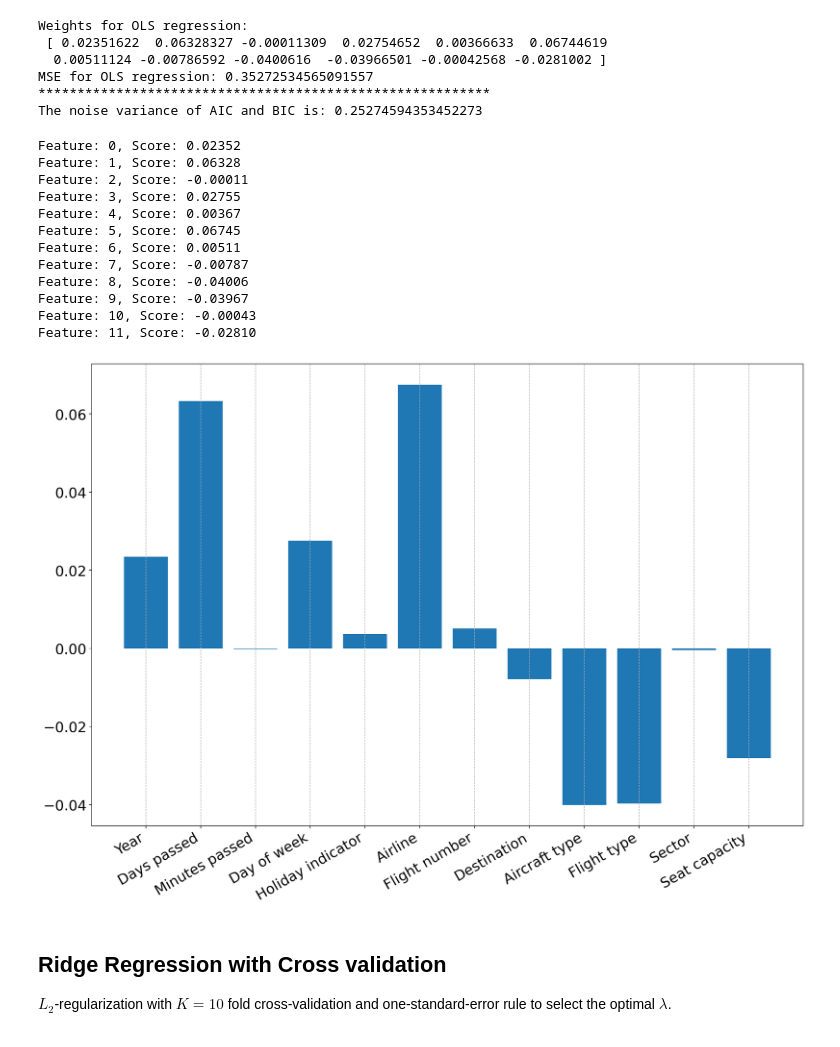
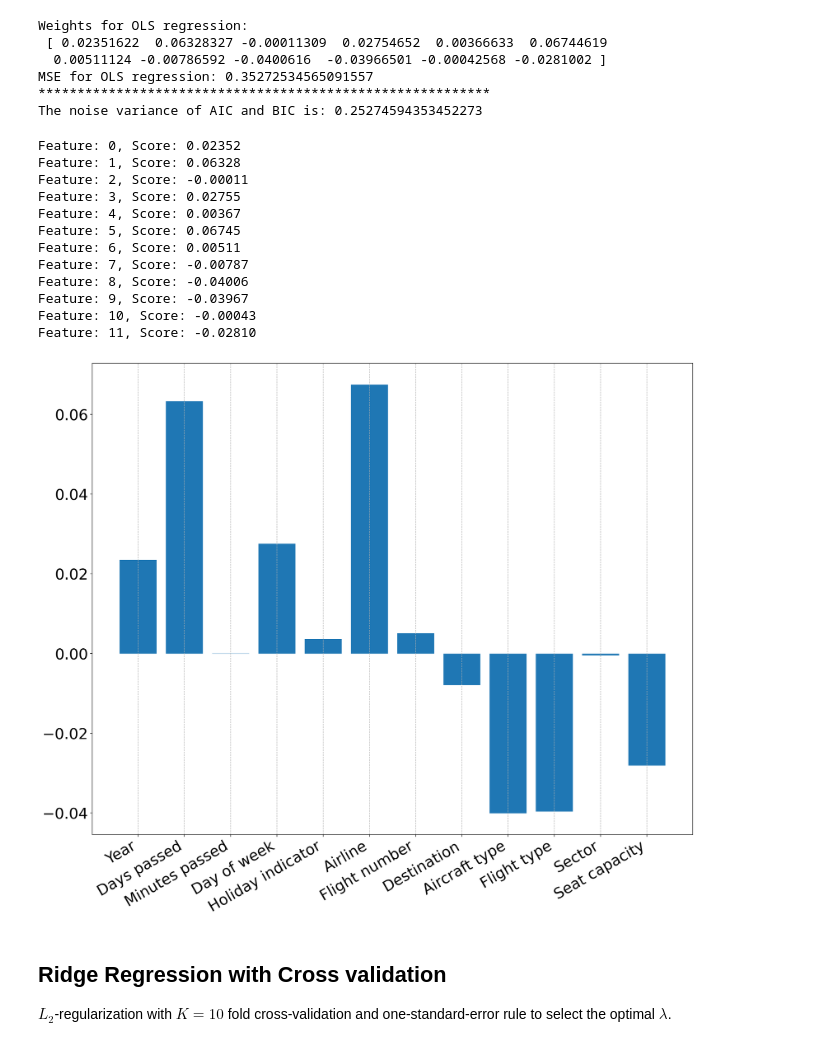
Before and after one commit to HCEhlers/02582_MLComp, a Jupyter notebook: Case1_Renjue.ipynb, the cells around one changed output. Saved outputs shown, nothing was run; the diff lists cells and outputs as text; code cells hidden in the pictures.

Commit message:
some figures

```diff
--- a/Case1_Renjue.ipynb
+++ b/Case1_Renjue.ipynb
@@ -269,32 +287,32 @@ The noise variance of AIC and BIC is: 0.25274594353452273
 # %%
 # Bar chart feature impotance
 for i,v in enumerate(beta_ols):
 	print('Feature: %0d, Score: %.5f' % (i,v))
 # plot feature importance
 features=['Year', 'Days passed', 'Minutes passed',
          'Day of week', 'Holiday indicator', 'Airline', 'Flight number', 'Destination',
          'Aircraft type', 'Flight type', 'Sector', 'Seat capacity']
-plt.figure(figsize=(18, 12), dpi=200)
+plt.figure(figsize=(18, 14.5), dpi=200)
 plt.bar([x for x in range(len(beta_ols))], beta_ols)
-plt.xticks([x for x in range(len(beta_ols))], features, rotation = 30, fontsize = 20, ha='right')
-plt.yticks(fontsize = 20)
+plt.xticks([x for x in range(len(beta_ols))], features, rotation = 30, fontsize = 25, ha='right')
+plt.yticks(fontsize = 25)
 plt.gca().xaxis.grid(True, linestyle='dashed')
 plt.savefig("Figures/hist_feature_importance.png")
 plt.show()
 # %% [output]
 Feature: 0, Score: 0.02352
 Feature: 1, Score: 0.06328
 Feature: 2, Score: -0.00011
 Feature: 3, Score: 0.02755
 Feature: 4, Score: 0.00367
 Feature: 5, Score: 0.06745
 Feature: 6, Score: 0.00511
 Feature: 7, Score: -0.00787
 Feature: 8, Score: -0.04006
 Feature: 9, Score: -0.03967
 Feature: 10, Score: -0.00043
 Feature: 11, Score: -0.02810
-[figure, old version]
+[figure, new version]
 # %% [markdown]
 ## Ridge Regression with Cross validation
 $L_2$-regularization with $K=10$ fold cross-validation and one-standard-error rule to select the optimal $\lambda$.
```
Also changed, not shown: parts of 9 cells of this notebook, 3 other files.
